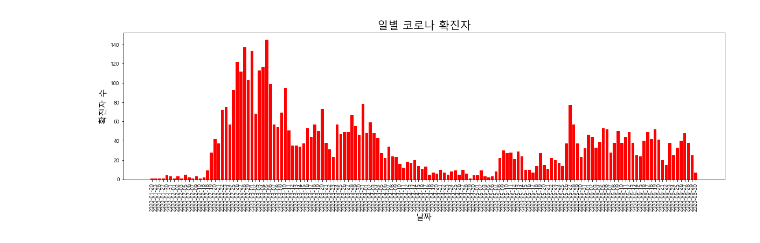
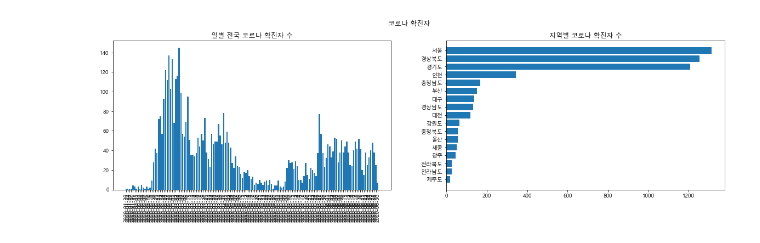
Before and after one commit to kimseonili/miniPTJ_SM, a Jupyter notebook: covid.ipynb, the cells around one changed output. Drawn from its saved outputs; the diff is of its cells as text; code cells hidden in the pictures.

```diff
--- a/covid.ipynb
+++ b/covid.ipynb
@@ -1,26 +1,39 @@
 # %%
 import pandas as pd
 import matplotlib.pyplot as plt
 from matplotlib import font_manager, rc
+# %matplotlib tk
 
 font_name = font_manager.FontProperties(fname="c:/Windows/Fonts/malgun.ttf").get_name()
 rc('font', family=font_name)
 
 PatientInfo_kt = pd.read_csv(r'C:\Users\82106\Desktop\수업\워밍업프로젝트\KT_data_20200717\COVID_19\PatientInfo_20200717.csv')
 
+
 value_count_confirm = PatientInfo_kt['confirmed_date'].value_counts(bins=None)
 sort_index_confirm = value_count_confirm.sort_index()
 
+x1 = sort_index_confirm.index
+y1 = sort_index_confirm.values
 
-x = sort_index_confirm.index
-y = sort_index_confirm.values
+PiPro = PatientInfo_kt['province'].value_counts(bins=None)
+PiPro_sort = PiPro.sort_values()
+
+x2 = PiPro_sort.index
+y2 = PiPro_sort.values
 
 plt.figure(figsize=(20,5))
-plt.title('일별 코로나 확진자',fontsize=20)
-plt.xlabel('날짜',fontsize=15)
-plt.ylabel('확진자 수',fontsize=15)
+
+plt.subplot(1, 2, 1)
 plt.xticks(rotation=90)
-plt.bar(x,y,color='red')
+plt.bar(x1, y1)
+plt.title('일별 전국 코로나 확진자 수')
+
+plt.subplot(1, 2, 2)
+plt.barh(x2, y2)
+plt.title('지역별 코로나 확진자 수')
+
+plt.suptitle('코로나 확진자')
 plt.show()
 # %% [output]
-[figure, old version]
+[figure, new version]
```
